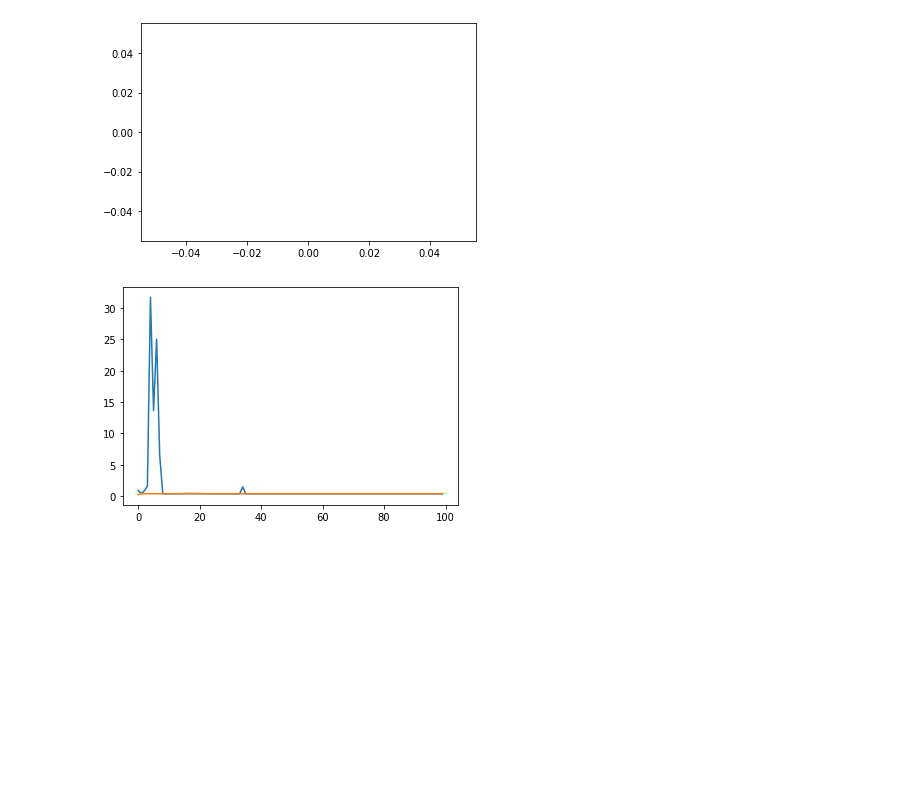
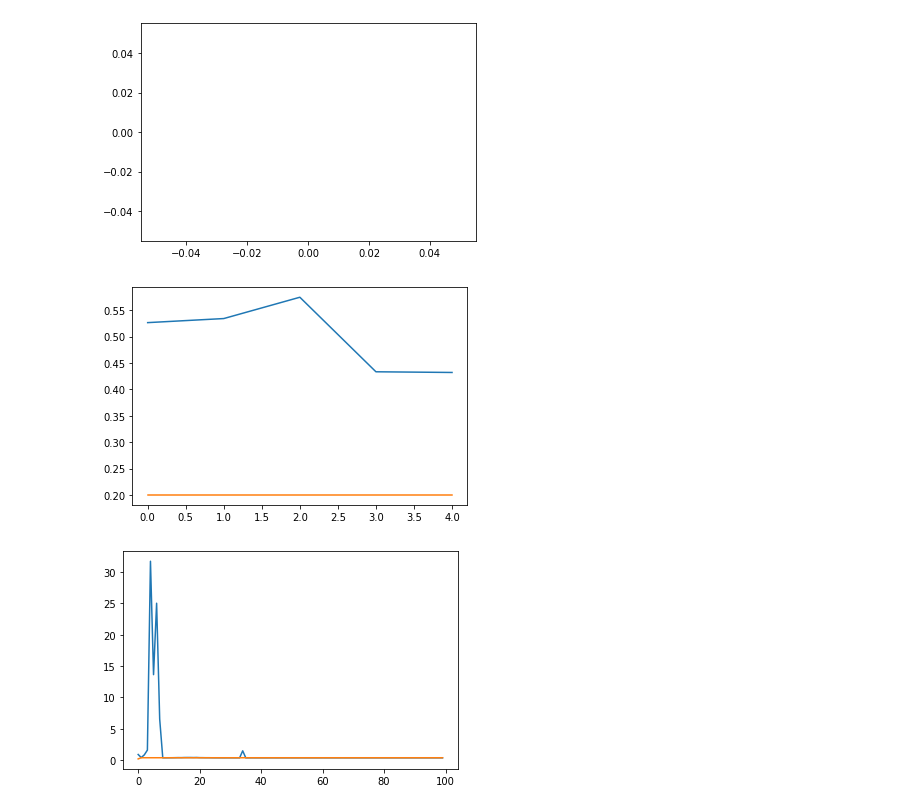
Before and after one commit to RohanM/news-bias, a Jupyter notebook: finetune.ipynb, the cells around one changed output. Saved outputs shown, nothing was run; the diff lists cells and outputs as text; code cells hidden in the pictures; blank space fills up the shorter version.

```diff
--- a/finetune.ipynb
+++ b/finetune.ipynb
@@ -390,6 +389,10 @@ plt.plot(outputs)
 plt.show()
 # %% [output]
 [figure]
+# %%
+plot_results(results, 1)
+# %% [output]
+[figure, added]
 # %%
 trainer = Trainer(model, train_dataloader, valid_dataloader, lr=0.0001, acc_thresh=0.25)
 results = trainer.train(100)
```
Also changed, not shown: parts of 31 cells of this notebook.
